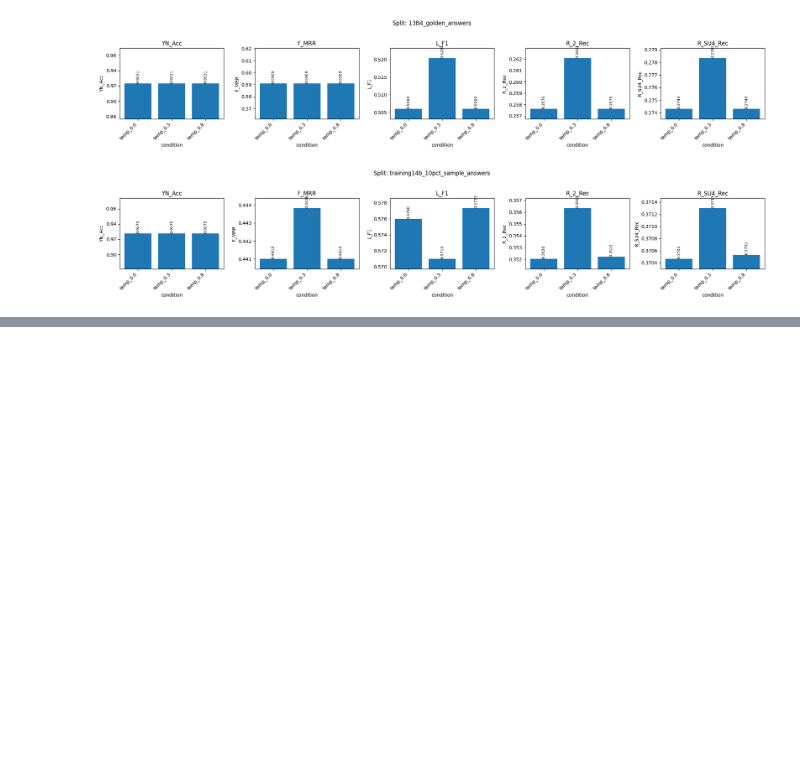
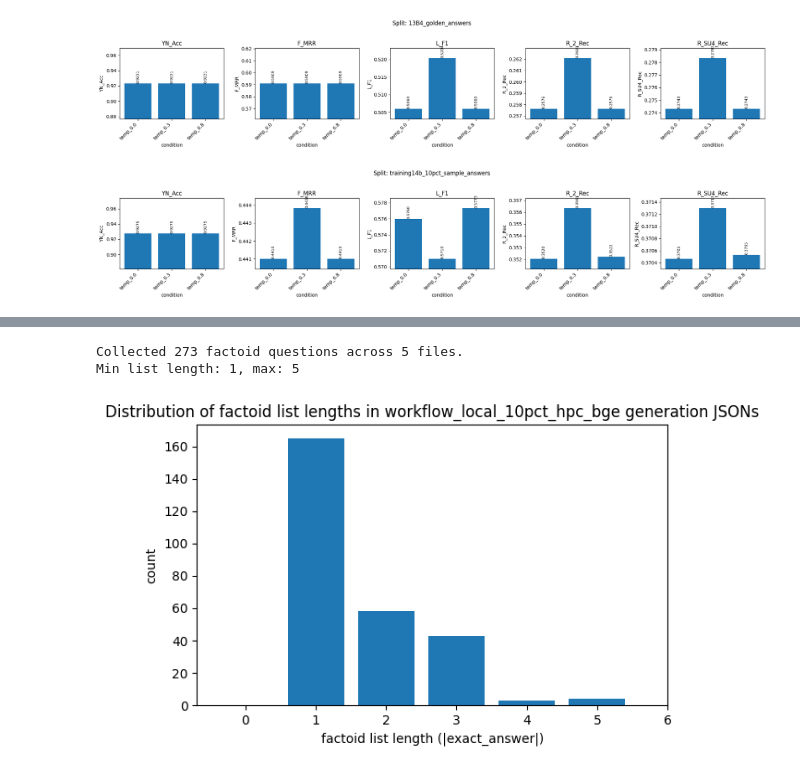
Before and after one commit to fulaibaowang/BioASQ, a Jupyter notebook: notebooks/generation_test.ipynb, the cells around one changed output, grey strips where cells are left out. Drawn from its saved outputs; the diff is of its cells as text; code cells hidden in the pictures; blank space fills up the shorter version.

Commit message:
generation stats

```diff
--- a/notebooks/generation_test.ipynb
+++ b/notebooks/generation_test.ipynb
@@ -241,0 +501,51 @@ for split in splits:
+# %%
+# Histogram of factoid list lengths in workflow_local_10pct_hpc_bge generation JSONs
+
+wf_json_root = base / "output/workflow_local_10pct_hpc_bge/generation"
+wf_json_paths = sorted(wf_json_root.glob("*_answers.json"))
+
+factoid_lengths: list[int] = []
+
+for path in wf_json_paths:
+    try:
+        with path.open("r", encoding="utf-8") as f:
+            data = json.load(f)
+    except Exception as e:  # defensive
+        print(f"Failed to read {path}: {e}")
+        continue
+
+    for q in data.get("questions", []):
+        if str(q.get("type", "")).lower() != "factoid":
+            continue
+        exact = q.get("exact_answer", [])
+        length = 0
+        if isinstance(exact, list):
+            # BioASQ-style: list of lists of atomic answers / synonyms
+            if exact and exact and isinstance(exact[0], list):
+                # Total number of atomic answers across all synonym groups
+                length = sum(len(inner) for inner in exact if isinstance(inner, list))
+            else:
+                length = len(exact)
+        factoid_lengths.append(length)
+
+if factoid_lengths:
+    factoid_lengths = [int(x) for x in factoid_lengths]
+    max_len = max(factoid_lengths)
+    print(f"Collected {len(factoid_lengths)} factoid questions across {len(wf_json_paths)} files.")
+    print(f"Min list length: {min(factoid_lengths)}, max: {max_len}")
+
+    bins = range(0, max_len + 2)
+    plt.figure(figsize=(6, 4))
+    plt.hist(factoid_lengths, bins=bins, align="left", rwidth=0.8)
+    plt.xlabel("factoid list length (|exact_answer|)")
+    plt.ylabel("count")
+    plt.title("Distribution of factoid list lengths in workflow_local_10pct_hpc_bge generation JSONs")
+    plt.xticks(bins)
+    plt.tight_layout()
+    plt.show()
+else:
+    print("No factoid questions found in workflow_local_10pct_hpc_bge generation JSONs.")
+# %% [output]
+Collected 273 factoid questions across 5 files.
+Min list length: 1, max: 5
+[figure, added]
```
Also changed, not shown: parts of 15 cells of this notebook, 1 other file.
